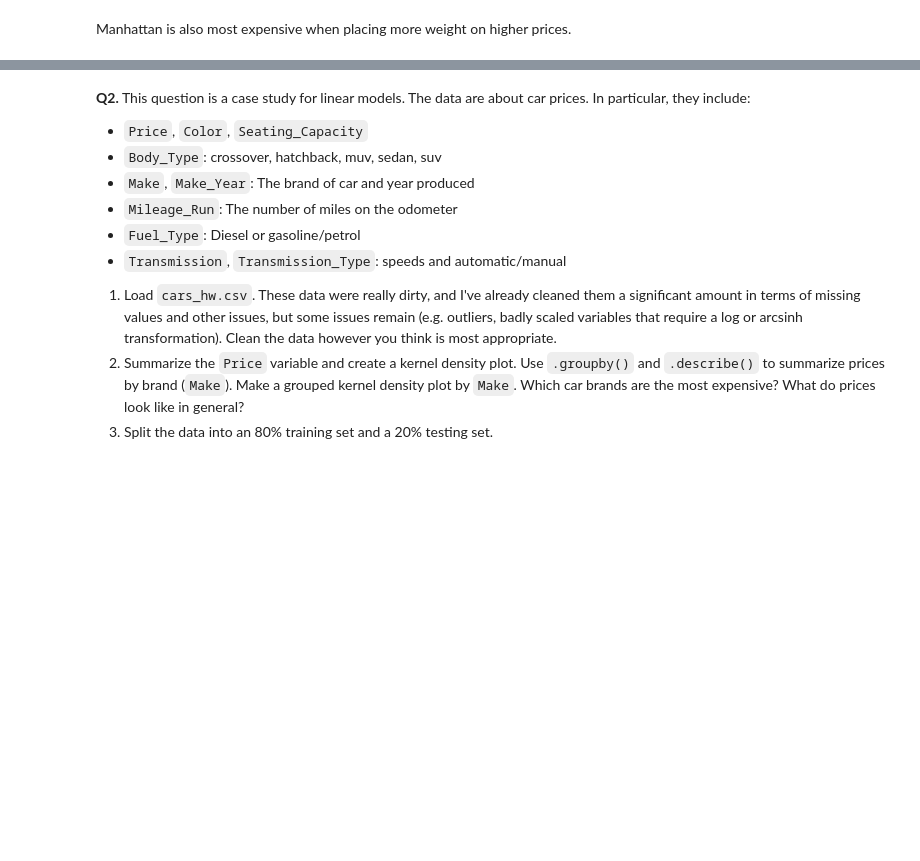
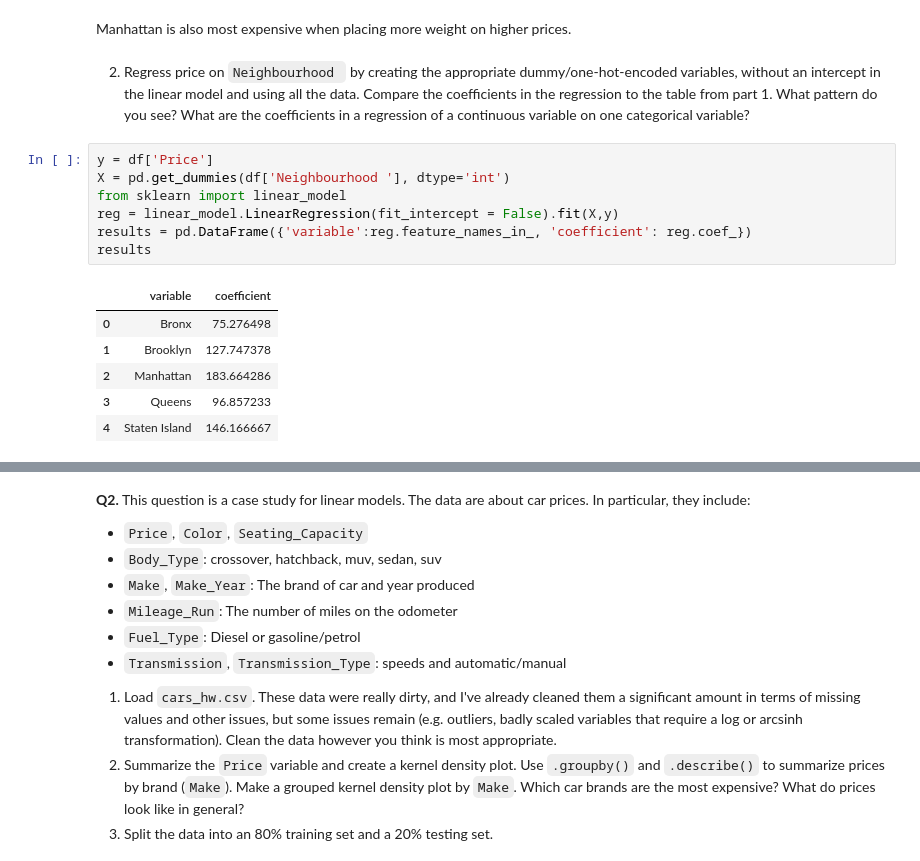
Before and after one commit to fourchain40/linearRegression, a Jupyter notebook: assignment.ipynb, the cells around one changed output, grey strips where cells are left out. Cells and saved outputs as stored; diff of their text form; blank space fills up the shorter version.

```diff
--- a/assignment.ipynb
+++ b/assignment.ipynb
@@ -56,3 +56,19 @@ plt.show()
 [figure]
 # %% [markdown]
 Manhattan is also most expensive when placing more weight on higher prices.
+# %% [markdown]
+2. Regress price on `Neighbourhood ` by creating the appropriate dummy/one-hot-encoded variables, without an intercept in the linear model and using all the data. Compare the coefficients in the regression to the table from part 1. What pattern do you see? What are the coefficients in a regression of a continuous variable on one categorical variable?
+# %%
+y = df['Price']
+X = pd.get_dummies(df['Neighbourhood '], dtype='int')
+from sklearn import linear_model
+reg = linear_model.LinearRegression(fit_intercept = False).fit(X,y)
+results = pd.DataFrame({'variable':reg.feature_names_in_, 'coefficient': reg.coef_})
+results
+# %% [output]
+|  | variable | coefficient |
+| 0 | Bronx | 75.276498 |
+| 1 | Brooklyn | 127.747378 |
+| 2 | Manhattan | 183.664286 |
+| 3 | Queens | 96.857233 |
+| 4 | Staten Island | 146.166667 |
```
Also changed, not shown: parts of 6 cells of this notebook.
